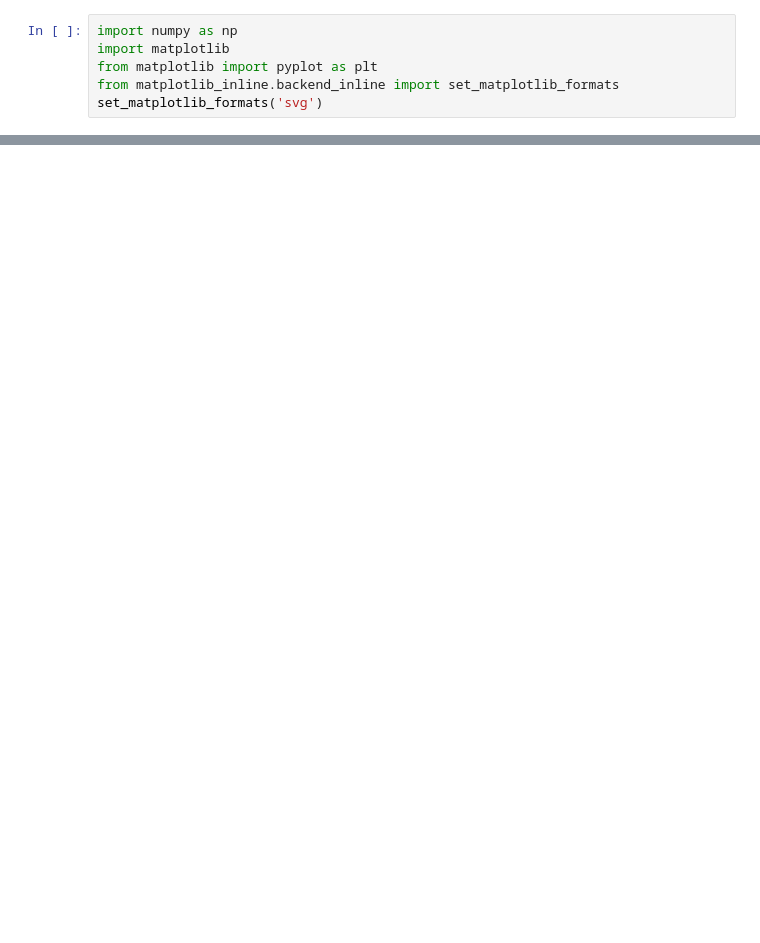
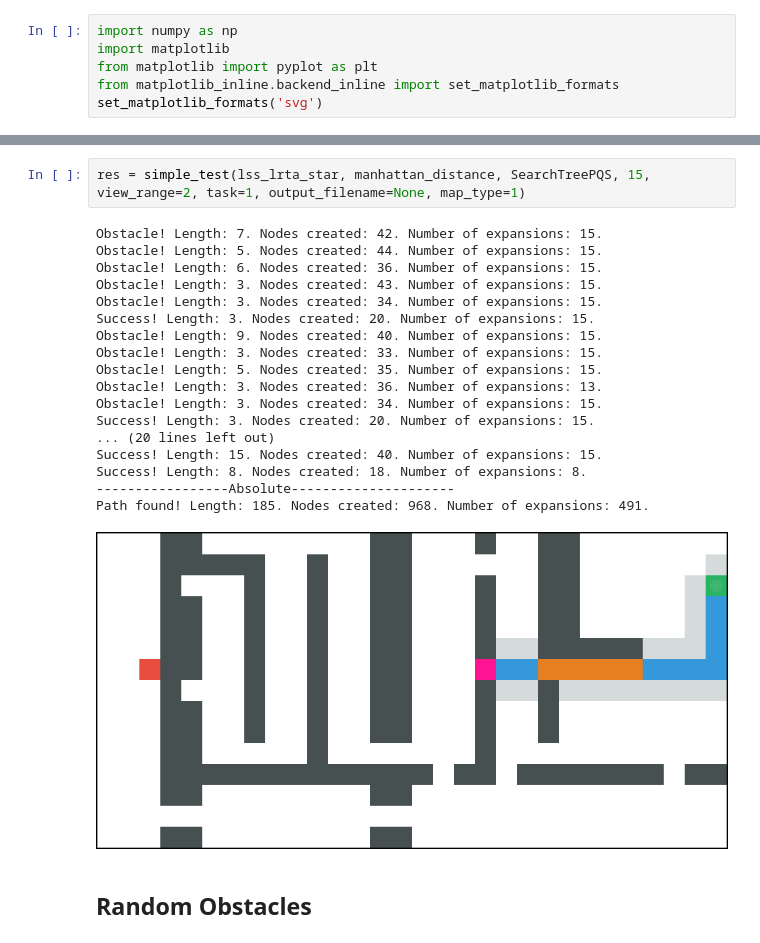
Before and after one commit to Pricolno/D_star_lite_vs_LSS_LRTA_star, a Jupyter notebook: REPORT/report.ipynb, the cells around one changed output, grey strips where cells are left out. Drawn from its saved outputs; the diff is of its cells as text; blank space fills up the shorter version.

Commit message:
add random obsticles to report, fix bug with bad paths in mazes

```diff
--- a/REPORT/report.ipynb
+++ b/REPORT/report.ipynb
@@ -73,0 +24,23 @@ plt.show()
+# %%
+res = simple_test(lss_lrta_star, manhattan_distance, SearchTreePQS, 15, view_range=2, task=1, output_filename=None, map_type=1)
+# %% [output]
+Obstacle! Length: 7. Nodes created: 42. Number of expansions: 15.
+Obstacle! Length: 5. Nodes created: 44. Number of expansions: 15.
+Obstacle! Length: 6. Nodes created: 36. Number of expansions: 15.
+Obstacle! Length: 3. Nodes created: 43. Number of expansions: 15.
+Obstacle! Length: 3. Nodes created: 34. Number of expansions: 15.
+Success! Length: 3. Nodes created: 20. Number of expansions: 15.
+Obstacle! Length: 9. Nodes created: 40. Number of expansions: 15.
+Obstacle! Length: 3. Nodes created: 33. Number of expansions: 15.
+Obstacle! Length: 5. Nodes created: 35. Number of expansions: 15.
+Obstacle! Length: 3. Nodes created: 36. Number of expansions: 13.
+Obstacle! Length: 3. Nodes created: 34. Number of expansions: 15.
+Success! Length: 3. Nodes created: 20. Number of expansions: 15.
+... (20 lines left out)
+Success! Length: 15. Nodes created: 40. Number of expansions: 15.
+Success! Length: 8. Nodes created: 18. Number of expansions: 8.
+-----------------Absolute---------------------
+Path found! Length: 185. Nodes created: 968. Number of expansions: 491.
+[figure, added]
+# %% [markdown]
+## Random Obstacles
```
Also changed, not shown: parts of 16 cells of this notebook, 3 other files.
